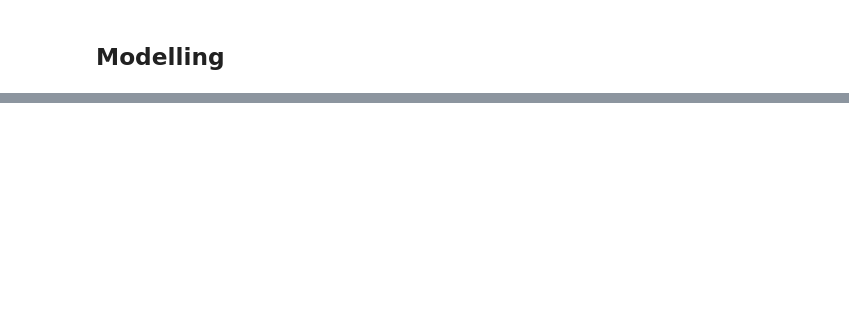
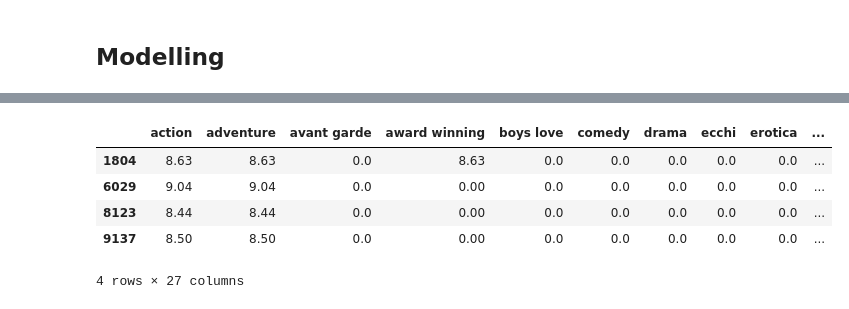
Before and after one commit to gerraldanantasa/anime-recommendation-app, a Jupyter notebook: anime-recc.ipynb, the cells around one changed output, grey strips where cells are left out. Drawn from its saved outputs; the diff is of its cells as text; code cells hidden in the pictures; blank space fills up the shorter version.

```diff
--- a/anime-recc.ipynb
+++ b/anime-recc.ipynb
@@ -220,0 +219,11 @@ df_final.head(20)
+# %%
+user_anime_data = {
+    'anime_id': [26055, 11061, 2001, 31933],  # Example anime IDs
+    'Score': [8, 9, 7, 6]  # Example ratings given by the user
+}
+
+
+# Convert the dictionary to a DataFrame
+user_anime_df = df[df['anime_id'].isin([26055, 11061, 2001, 31933])]
+user_genre_matrix = genre_type_df[genre_type_df['anime_id'].isin([26055, 11061, 2001, 31933])].set_index('anime_id')
+user_anime_df
@@ -220,0 +247,2 @@ df_final.head(20)
+# %%
+single_user_matrix = genre_type_df[genre_type_df['anime_id'].isin([26055, 11061, 2001, 31933])].loc[:, 'action':]
@@ -220,0 +265,9 @@ df_final.head(20)
+# %%
+single_user_matrix
+# %% [output]
+|  | action | adventure | avant garde | award winning | boys love | comedy | drama | ecchi | erotica | ... |
+| 1804 | 8.63 | 8.63 | 0.0 | 8.63 | 0.0 | 0.0 | 0.0 | 0.0 | 0.0 | ... |
+| 6029 | 9.04 | 9.04 | 0.0 | 0.00 | 0.0 | 0.0 | 0.0 | 0.0 | 0.0 | ... |
+| 8123 | 8.44 | 8.44 | 0.0 | 0.00 | 0.0 | 0.0 | 0.0 | 0.0 | 0.0 | ... |
+| 9137 | 8.50 | 8.50 | 0.0 | 0.00 | 0.0 | 0.0 | 0.0 | 0.0 | 0.0 | ... |
+4 rows × 27 columns
```
Also changed, not shown: parts of 12 cells of this notebook, 1 other file.
